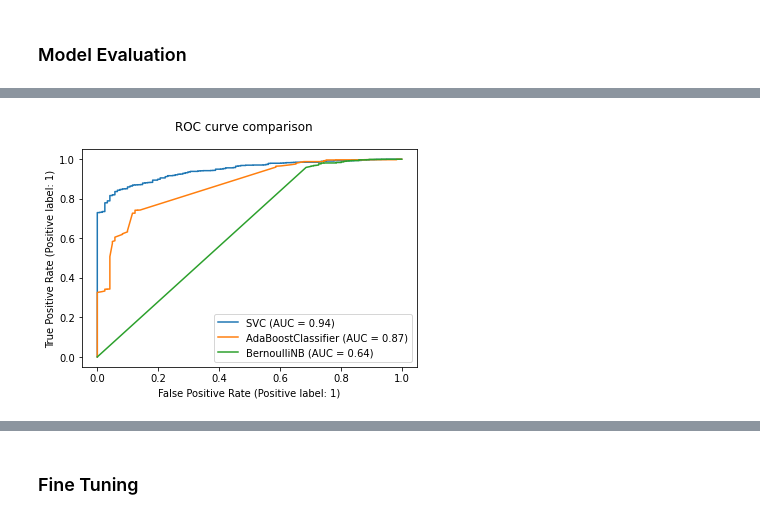
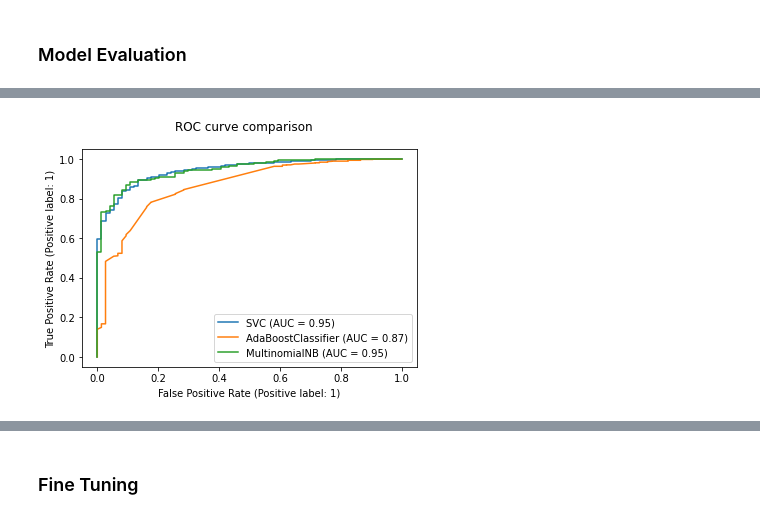
Before and after one commit to dalalbinhumaid/expo-2020-sentiment-analysis, a Jupyter notebook: tweets-analysis.ipynb, the cells around one changed output, grey strips where cells are left out. Saved outputs shown, nothing was run; the diff lists cells and outputs as text; code cells hidden in the pictures.

Commit message:
Phase 3 model training and fine tuning

```diff
--- a/tweets-analysis.ipynb
+++ b/tweets-analysis.ipynb
@@ -106,0 +114,3 @@ X
+# %%
+upsampled_tfidf = TfidfVectorizer()
+upsampled_tfidf.fit(X)
@@ -107,3 +119,3 @@ X
 # %%
-X_train, X_test, y_train, y_test = train_test_split(X, y, test_size=0.3, random_state=3)
+X_train_upsampled, X_test_upsampled, y_train_upsampled, y_test_upsampled = train_test_split(X, y, test_size=0.3, random_state=27)
 # %%
@@ -114,0 +127,4 @@ Testing set has 1455 samples.
+# %%
+X_train_upsampled = upsampled_tfidf.transform(X_train_upsampled)
+X_test_upsampled = upsampled_tfidf.transform(X_test_upsampled)
+upsampled_X = upsampled_tfidf.transform(X)
@@ -177,3 +277,7 @@ Naivebayes_classifier = BernoulliNB()
+# %%
+SVC_classifier = SVC(random_state=0, probability=True)
+AdaBoost_classifier = AdaBoostClassifier(random_state=0)
+Naivebayes_classifier = MultinomialNB()
 # %%
 results = {}
 
@@ -280,12 +437,12 @@ evaluate(results, 0.5, 0.5)
 # %%
-svc_display = plot_roc_curve(SVC_classifier, X_test, y_test)
-ada_display = plot_roc_curve(AdaBoost_classifier, X_test, y_test, ax=svc_display.ax_)
-naive_display = plot_roc_curve(Naivebayes_classifier, X_test, y_test, ax=ada_display.ax_)
+svc_display = plot_roc_curve(SVC_classifier, X_test_upsampled, y_test_upsampled)
+ada_display = plot_roc_curve(AdaBoost_classifier, X_test_upsampled, y_test_upsampled, ax=svc_display.ax_)
+naive_display = plot_roc_curve(Naivebayes_classifier, X_test_upsampled, y_test_upsampled, ax=ada_display.ax_)
 naive_display.figure_.suptitle("ROC curve comparison")
 
 with warnings.catch_warnings():
     warnings.simplefilter("ignore")
 
 plt.show()
 # %% [output]
-[figure, old version]
+[figure, new version]
```
Also changed, not shown: parts of 43 cells of this notebook, 2 other files.
